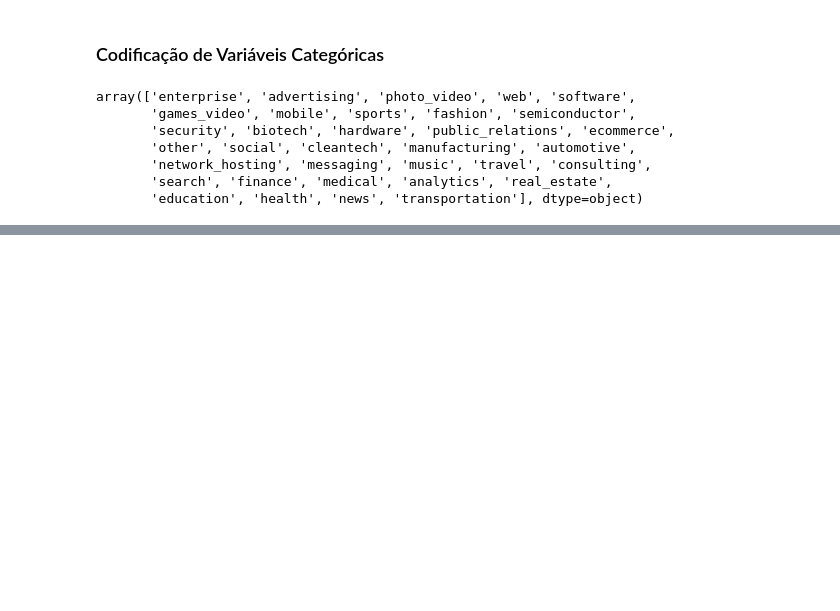
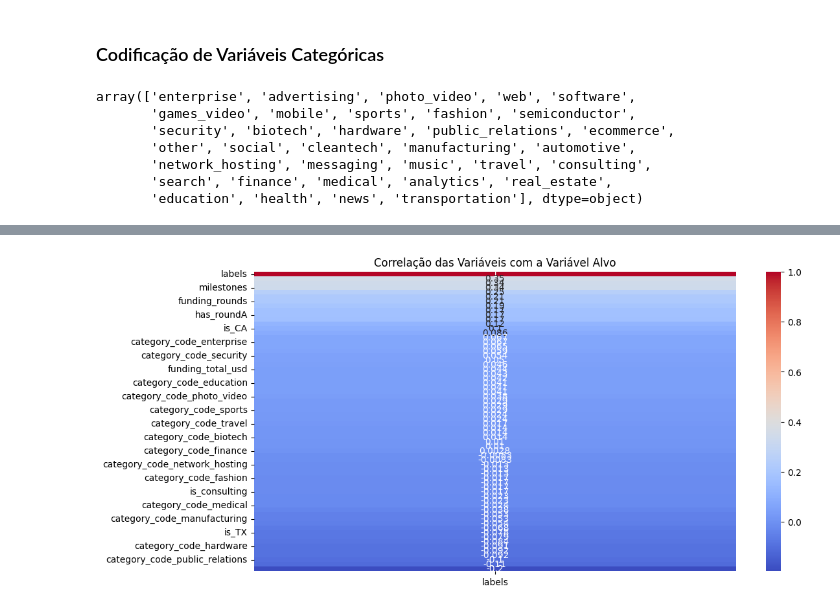
Before and after one commit to macosta7/campeonato_modelo_preditivo, a Jupyter notebook: campeonato.ipynb, the cells around one changed output, grey strips where cells are left out. Saved outputs shown, nothing was run; the diff lists cells and outputs as text; code cells hidden in the pictures; blank space fills up the shorter version.

```diff
--- a/campeonato.ipynb
+++ b/campeonato.ipynb
@@ -103,0 +131,8 @@ test = pd.concat([test.drop(columns=['category_code']), test_cat_df], axis=1)
+# %%
+corr = train.corr(numeric_only=True)
+plt.figure(figsize=(12,6))
+sns.heatmap(corr[['labels']].sort_values(by='labels', ascending=False), annot=True, cmap='coolwarm')
+plt.title('Correlação das Variáveis com a Variável Alvo')
+plt.show()
+# %% [output]
+[figure, added]
```
Also changed, not shown: parts of 15 cells of this notebook.
